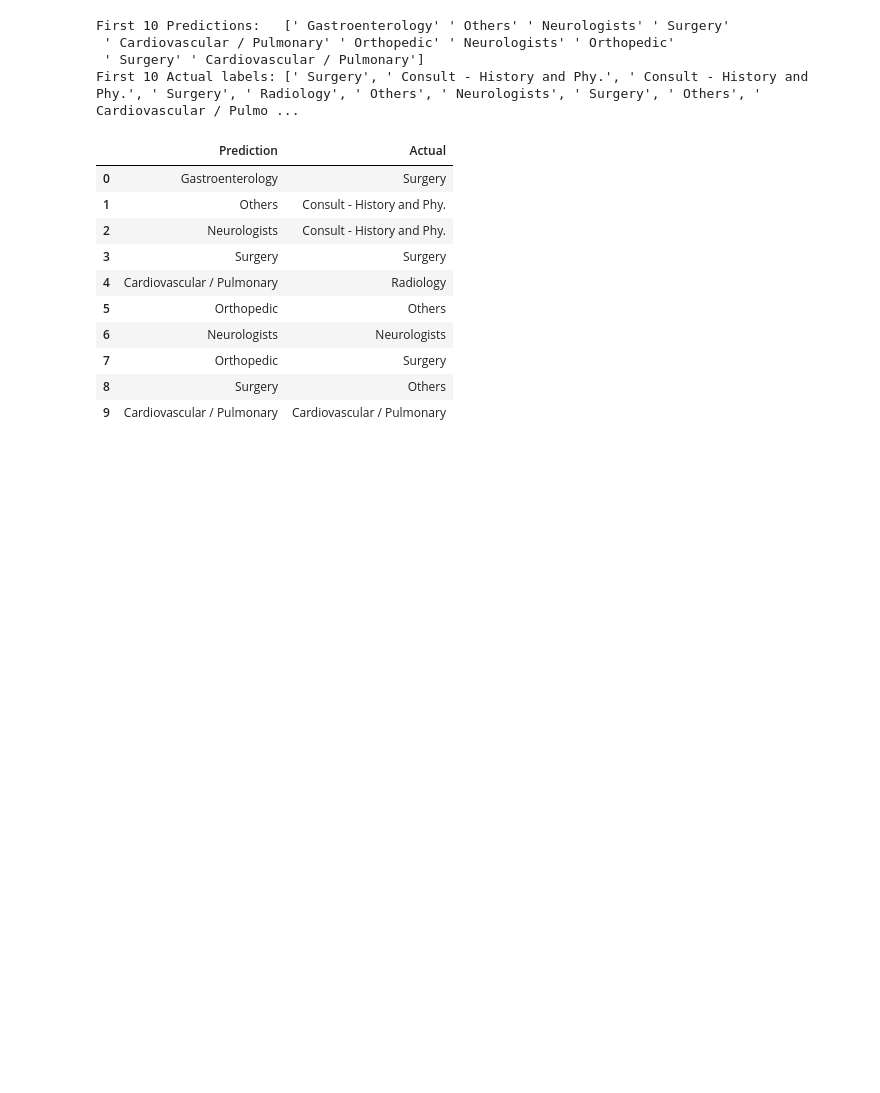
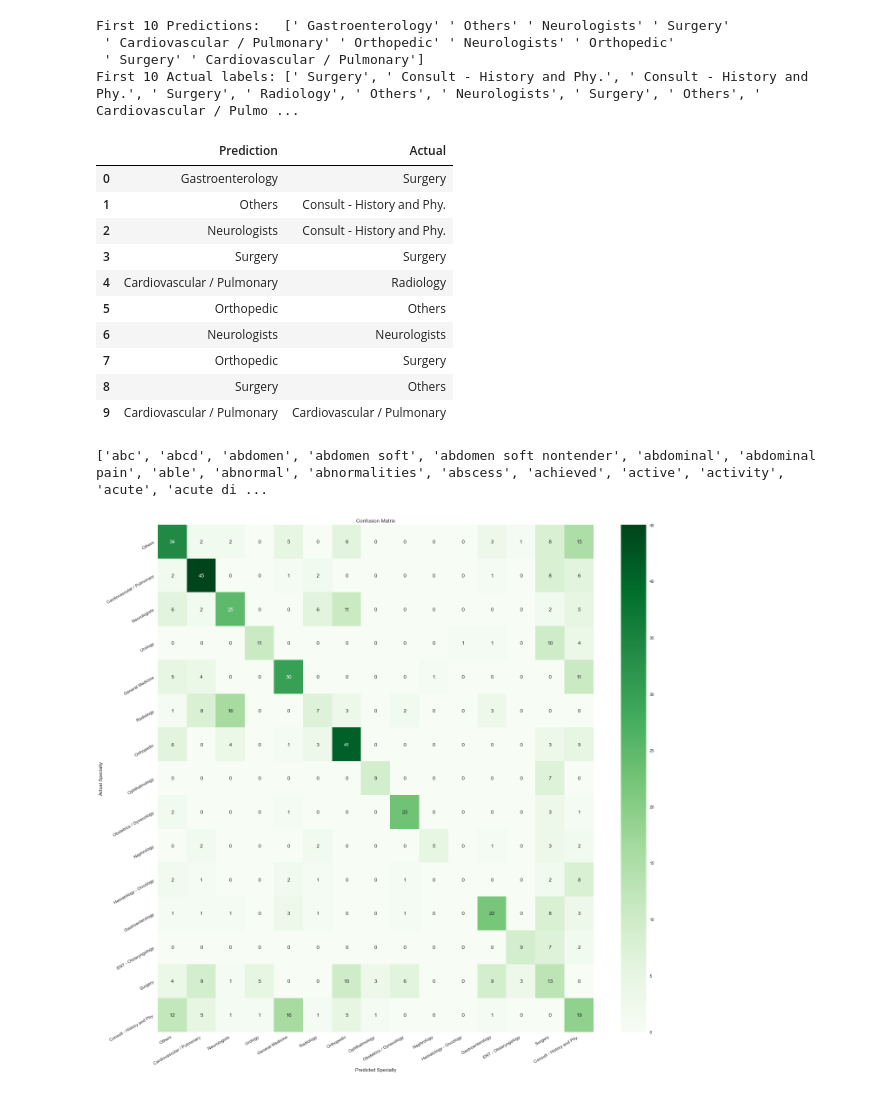
Before and after one commit to AliceSartori/NLP_AND_Clinical-Notes, a Jupyter notebook: Machine_Learning_Nouns_WITH_SPECIALTIES_REDUCTION.ipynb, the cells around one changed output. Drawn from its saved outputs; the diff is of its cells as text; code cells hidden in the pictures; blank space fills up the shorter version.

Commit message:
confusion matrix charts

```diff
--- a/Machine_Learning_Nouns_WITH_SPECIALTIES_REDUCTION.ipynb
+++ b/Machine_Learning_Nouns_WITH_SPECIALTIES_REDUCTION.ipynb
@@ -1507,0 +1513,34 @@ pd.DataFrame({"Prediction": predictions[:10], "Actual": y_test[:10].tolist()}).r
+# %%
+vectorizer = TfidfVectorizer(analyzer='word', stop_words='english',ngram_range=(1,3), max_df=0.75, use_idf=True, smooth_idf=True, max_features=1000)
+tfIdfMat  = vectorizer.fit_transform(data['transcription'].tolist() )
+feature_names = sorted(vectorizer.get_feature_names())
+print(feature_names)
+# %% [output]
+['abc', 'abcd', 'abdomen', 'abdomen soft', 'abdomen soft nontender', 'abdominal', 'abdominal pain', 'able', 'abnormal', 'abnormalities', 'abscess', 'achieved', 'active', 'activity', 'acute', 'acute di ...
+# %%
+gc.collect()
+pca = PCA(n_components=0.95)
+tfIdfMat_reduced = pca.fit_transform(tfIdfMat.toarray())
+labels = data['medical_specialty'].tolist()
+category_list = data.medical_specialty.unique()
+X_train, X_test, y_train, y_test = train_test_split(tfIdfMat_reduced, labels, stratify=labels,random_state=1)
+# %%
+clf = LogisticRegression(penalty= 'elasticnet', solver= 'saga', l1_ratio=0.5, random_state=1).fit(X_train, y_train)
+y_test_pred= clf.predict(X_test)
+
+labels = category_list
+cm = confusion_matrix(y_test, y_test_pred, labels)
+# %%
+fig = plt.figure(figsize=(20,20))
+ax= fig.add_subplot(1,1,1)
+sns.heatmap(cm, annot=True, cmap="Greens",ax = ax,fmt='g');
+
+ax.set_xlabel('Predicted Specialty');ax.set_ylabel('Actual Specialty');
+ax.set_title('Confusion Matrix');
+ax.xaxis.set_ticklabels(labels); ax.yaxis.set_ticklabels(labels);
+plt.setp(ax.get_yticklabels(), rotation=30, horizontalalignment='right')
+plt.setp(ax.get_xticklabels(), rotation=30, horizontalalignment='right')
+plt.savefig("plots/confusion_matrix_with_reduction")
+plt.show()
+# %% [output]
+[figure, added]
```
Also changed, not shown: parts of 9 cells of this notebook, 10 other files.
